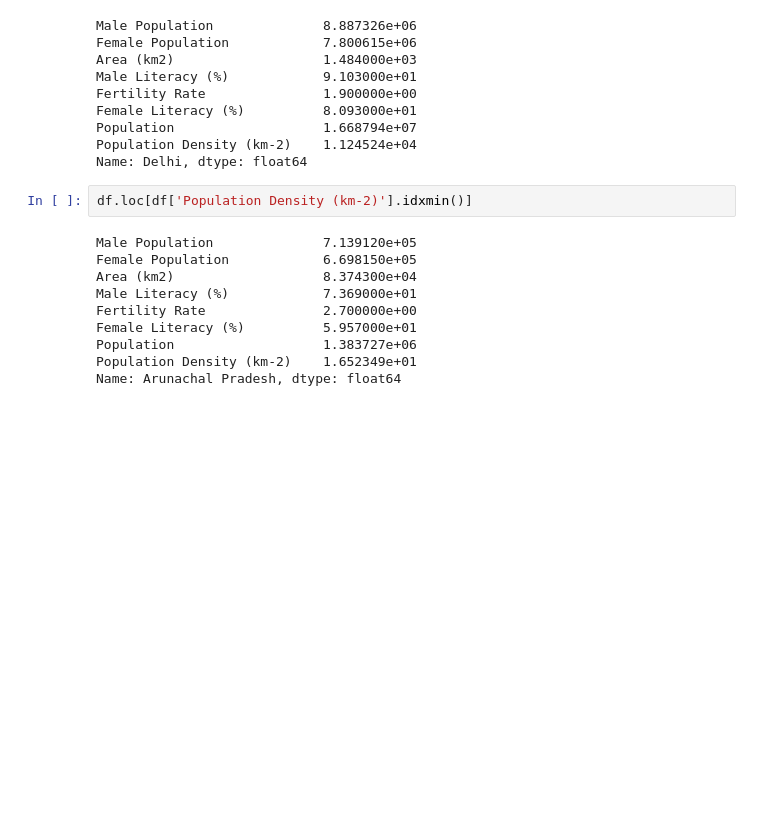
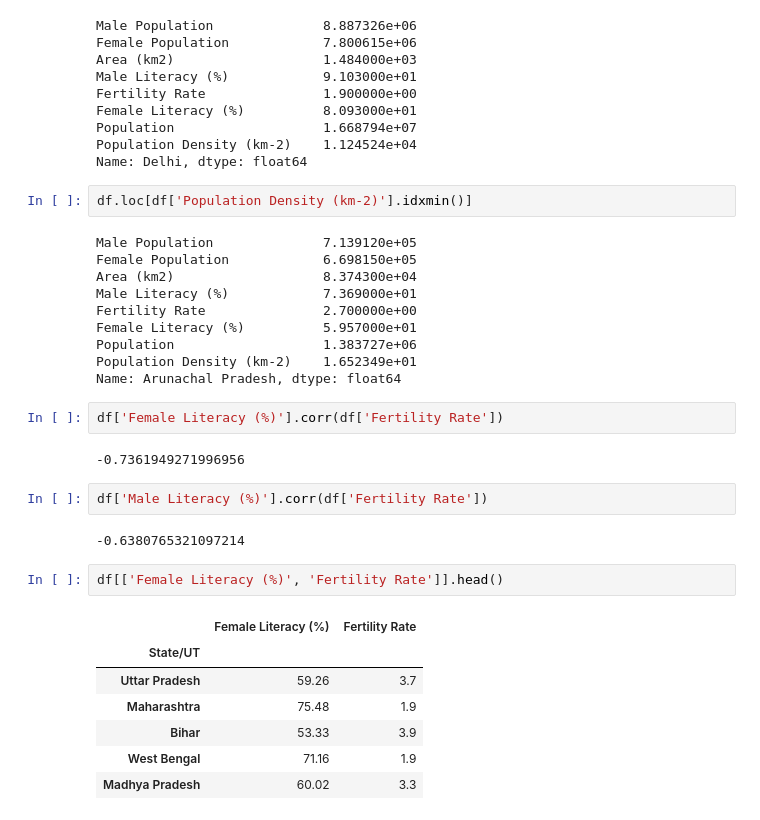
Before and after one commit to rabobahago/python_projects, a Jupyter notebook: scientific_programming_with_python/pandas/sorting_arithmetic_statistics.ipynb, the cells around one changed output. Cells and saved outputs as stored; diff of their text form; blank space fills up the shorter version.

```diff
--- a/scientific_programming_with_python/pandas/sorting_arithmetic_statistics.ipynb
+++ b/scientific_programming_with_python/pandas/sorting_arithmetic_statistics.ipynb
@@ -87,3 +87,21 @@ Female Literacy (%)          5.957000e+01
 Population                   1.383727e+06
 Population Density (km-2)    1.652349e+01
 Name: Arunachal Pradesh, dtype: float64
+# %%
+df['Female Literacy (%)'].corr(df['Fertility Rate'])
+# %% [output]
+-0.7361949271996956
+# %%
+df['Male Literacy (%)'].corr(df['Fertility Rate'])
+# %% [output]
+-0.6380765321097214
+# %%
+df[['Female Literacy (%)', 'Fertility Rate']].head()
+# %% [output]
+|  | Female Literacy (%) | Fertility Rate |
+| State/UT |  |  |
+| Uttar Pradesh | 59.26 | 3.7 |
+| Maharashtra | 75.48 | 1.9 |
+| Bihar | 53.33 | 3.9 |
+| West Bengal | 71.16 | 1.9 |
+| Madhya Pradesh | 60.02 | 3.3 |
```
Also changed, not shown: parts of 6 cells of this notebook, 5 other files.
